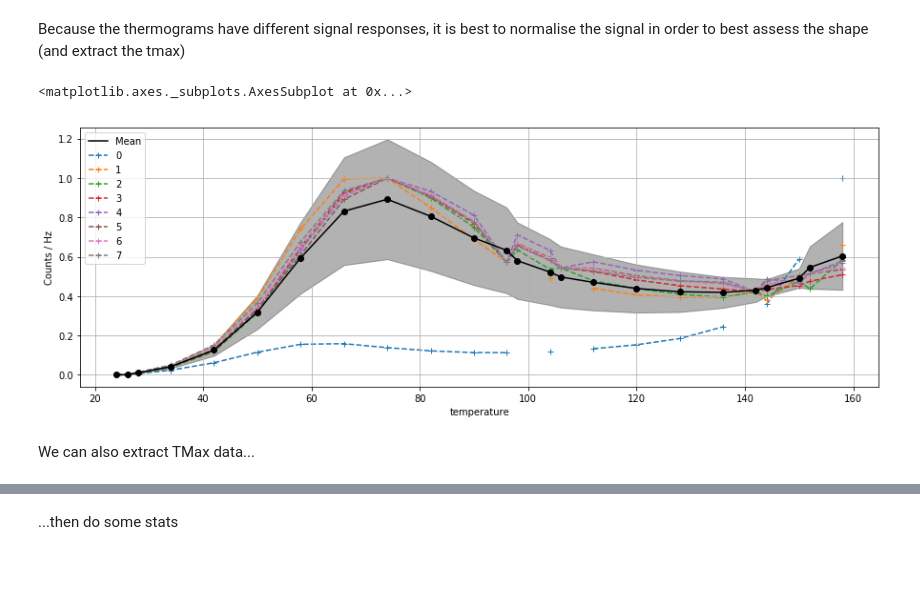
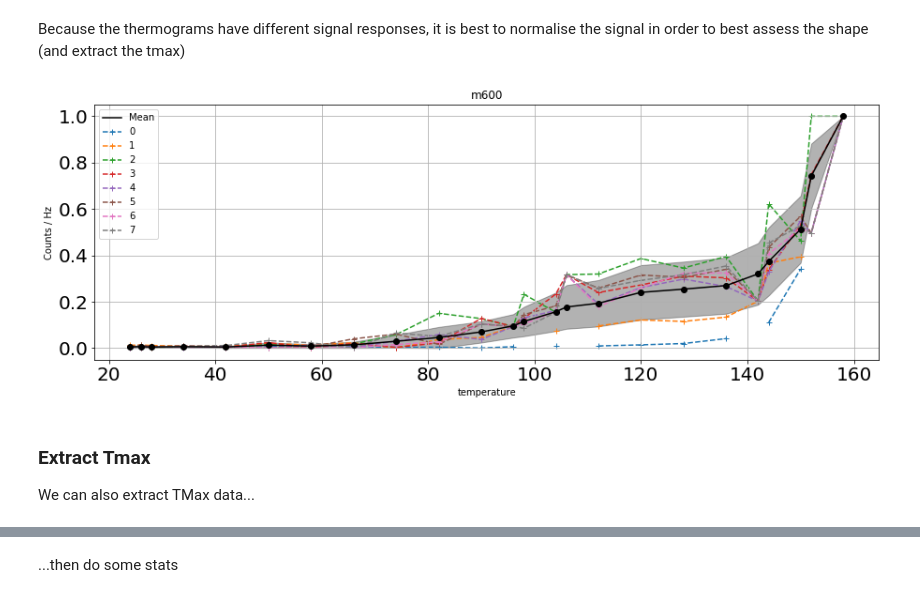
Before and after one commit to Micpri/ToFCIMSAnalysis, a Jupyter notebook: examples.ipynb, the cells around one changed output, grey strips where cells are left out. Cells and saved outputs as stored; diff of their text form; code cells hidden in the pictures; blank space fills up the shorter version.

```diff
--- a/examples.ipynb
+++ b/examples.ipynb
@@ -190,8 +209,7 @@ for mass in masses:
 # %% [markdown]
 Because we have temperature data we can plot thermograms of the different masses
 # %%
-mass = masses[150]
-
+mass = masses[0]
 Temperature_data = data.loc[data['state_name'] == 2].set_index("temperature");
-Temperature_data[mass].plot(subplots=True, grid=True, figsize=(15,5));
+Temperature_data.head()
 # %% [output]
@@ -217,4 +231,6 @@ for mass in masses:
     ax.set_ylabel("Counts / Hz");
     ax.set_title("Thermograms for "+mass);
     plt.show();
+    break
+del Temperature_data
 # %% [output]
@@ -247,5 +259,9 @@ desorptions[mass].head()
 # %% [markdown]
 We can plot each desorption cycles thermogram as well as their mean and standard deviation. This works best when the data is scaled.
 # %%
-ax = ts.PlotExtractDesorptions(desorptions[mass], figaero_cycles_to_plot=[0,1,2,3,4,5,6,7]);
+for mass in masses:
+    ax = ts.PlotExtractDesorptions(desorptions[mass], figaero_cycles_to_plot=[0,1,2,3,4,5,6,7]);
+    ax.set_title(mass);
+    plt.show();
+    break
 # %% [output]
@@ -257,15 +273,17 @@ from sklearn import preprocessing
 min_max_scaler = preprocessing.MinMaxScaler()
 # %%
 desorptions_SS = {}
-desorptions_SS[mass] = pd.DataFrame(min_max_scaler.fit_transform(desorptions[mass]),
-                                 columns=desorptions[mass].columns,
-                                 index=desorptions[mass].index)
+for mass in tqdm(masses):
+    desorptions_SS[mass] = pd.DataFrame(min_max_scaler.fit_transform(desorptions[mass]),
+                                     columns=desorptions[mass].columns,
+                                     index=desorptions[mass].index)
 # %%
-ts.PlotExtractDesorptions(desorptions_SS[mass], figaero_cycles_to_plot=[0,1,2,3,4,5,6,7])
+ax1 = ts.PlotExtractDesorptions(desorptions_SS[mass], figaero_cycles_to_plot=[0,1,2,3,4,5,6,7]);
+ax1.set_title(mass);
 # %% [output]
-<matplotlib.axes._subplots.AxesSubplot at 0x...>
-[figure, old version]
+[figure, new version]
 # %% [markdown]
+### Extract Tmax
 We can also extract TMax data...
 # %%
 tmaxes = ts.GetTMaxes(data,
```
Also changed, not shown: parts of 51 cells of this notebook, 9 other files.
